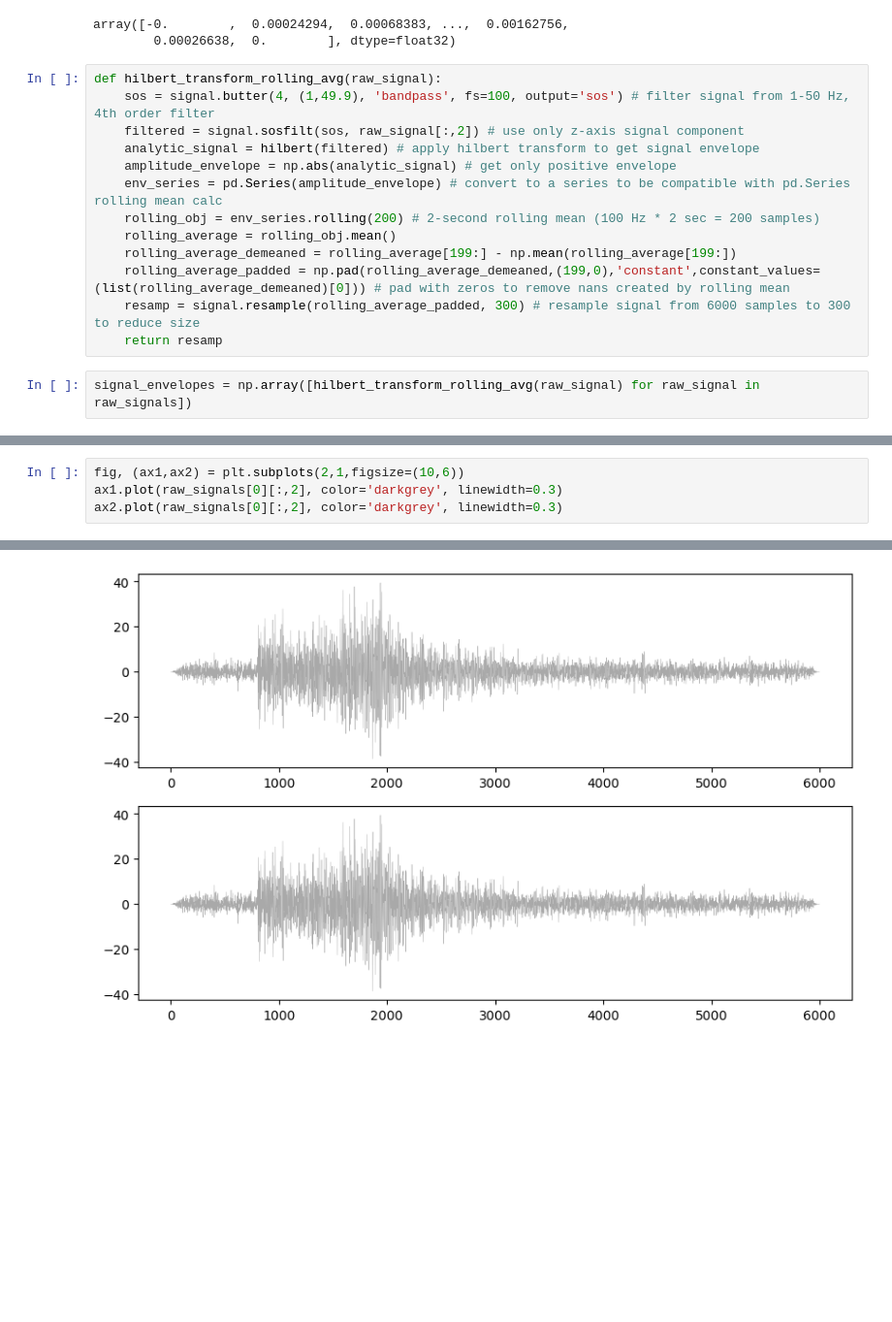
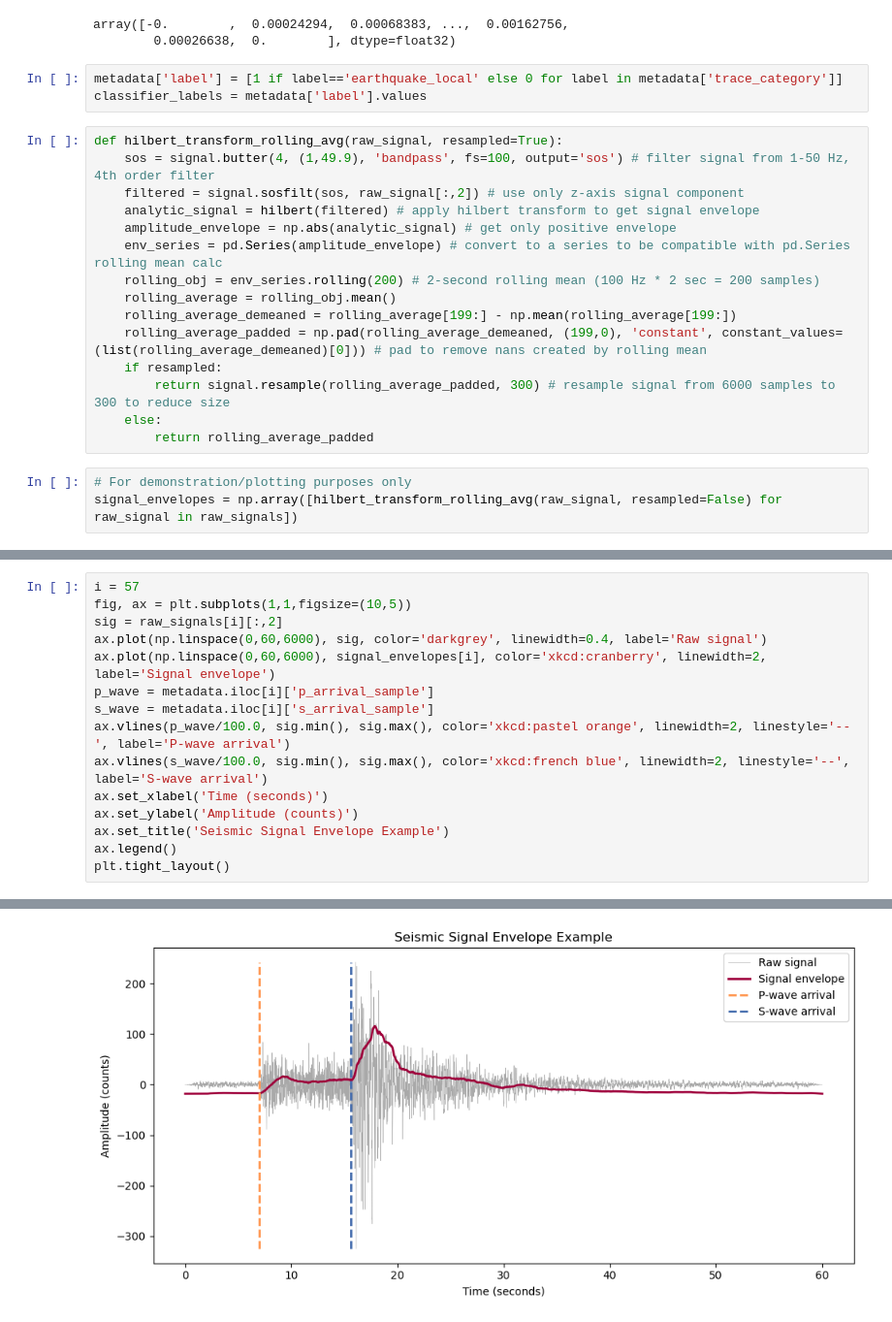
Before and after one commit to kaelynn-rose/Earthquake_Detection, a Jupyter notebook: notebooks/model_training_lstm.ipynb, the cells around one changed output, grey strips where cells are left out. Shown at 97% size. Saved outputs shown, nothing was run; the diff lists cells and outputs as text; blank space fills up the shorter version.

```diff
--- a/notebooks/model_training_lstm.ipynb
+++ b/notebooks/model_training_lstm.ipynb
@@ -38,8 +42,11 @@ raw_signals[0][:,2]
 # %% [output]
 array([-0.        ,  0.00024294,  0.00068383, ...,  0.00162756,
         0.00026638,  0.        ], dtype=float32)
+# %%
+metadata['label'] = [1 if label=='earthquake_local' else 0 for label in metadata['trace_category']]
+classifier_labels = metadata['label'].values
 # %%
-def hilbert_transform_rolling_avg(raw_signal):
+def hilbert_transform_rolling_avg(raw_signal, resampled=True):
     sos = signal.butter(4, (1,49.9), 'bandpass', fs=100, output='sos') # filter signal from 1-50 Hz, 4th order filter
     filtered = signal.sosfilt(sos, raw_signal[:,2]) # use only z-axis signal component
     analytic_signal = hilbert(filtered) # apply hilbert transform to get signal envelope
@@ -48,8 +55,11 @@ def hilbert_transform_rolling_avg(raw_signal):
     rolling_obj = env_series.rolling(200) # 2-second rolling mean (100 Hz * 2 sec = 200 samples)
     rolling_average = rolling_obj.mean()
     rolling_average_demeaned = rolling_average[199:] - np.mean(rolling_average[199:])
-    rolling_average_padded = np.pad(rolling_average_demeaned,(199,0),'constant',constant_values=(list(rolling_average_demeaned)[0])) # pad with zeros to remove nans created by rolling mean
-    resamp = signal.resample(rolling_average_padded, 300) # resample signal from 6000 samples to 300 to reduce size
-    return resamp
+    rolling_average_padded = np.pad(rolling_average_demeaned, (199,0), 'constant', constant_values=(list(rolling_average_demeaned)[0])) # pad to remove nans created by rolling mean
+    if resampled:
+        return signal.resample(rolling_average_padded, 300) # resample signal from 6000 samples to 300 to reduce size
+    else:
+        return rolling_average_padded
 # %%
-signal_envelopes = np.array([hilbert_transform_rolling_avg(raw_signal) for raw_signal in raw_signals])
+# For demonstration/plotting purposes only
+signal_envelopes = np.array([hilbert_transform_rolling_avg(raw_signal, resampled=False) for raw_signal in raw_signals])
@@ -56,5 +69,16 @@ signal_envelopes = np.array([hilbert_transform_rolling_avg(raw_signal) for raw_s
 # %%
-fig, (ax1,ax2) = plt.subplots(2,1,figsize=(10,6))
-ax1.plot(raw_signals[0][:,2], color='darkgrey', linewidth=0.3)
-ax2.plot(raw_signals[0][:,2], color='darkgrey', linewidth=0.3)
+i = 57
+fig, ax = plt.subplots(1,1,figsize=(10,5))
+sig = raw_signals[i][:,2]
+ax.plot(np.linspace(0,60,6000), sig, color='darkgrey', linewidth=0.4, label='Raw signal')
+ax.plot(np.linspace(0,60,6000), signal_envelopes[i], color='xkcd:cranberry', linewidth=2, label='Signal envelope')
+p_wave = metadata.iloc[i]['p_arrival_sample']
+s_wave = metadata.iloc[i]['s_arrival_sample']
+ax.vlines(p_wave/100.0, sig.min(), sig.max(), color='xkcd:pastel orange', linewidth=2, linestyle='--', label='P-wave arrival')
+ax.vlines(s_wave/100.0, sig.min(), sig.max(), color='xkcd:french blue', linewidth=2, linestyle='--', label='S-wave arrival')
+ax.set_xlabel('Time (seconds)')
+ax.set_ylabel('Amplitude (counts)')
+ax.set_title('Seismic Signal Envelope Example')
+ax.legend()
+plt.tight_layout()
 # %% [output]
@@ -62 +85 @@ ax2.plot(raw_signals[0][:,2], color='darkgrey', linewidth=0.3)
-[figure, old version]
+[figure, new version]
```
Also changed, not shown: parts of 9 cells of this notebook, 5 other files.
